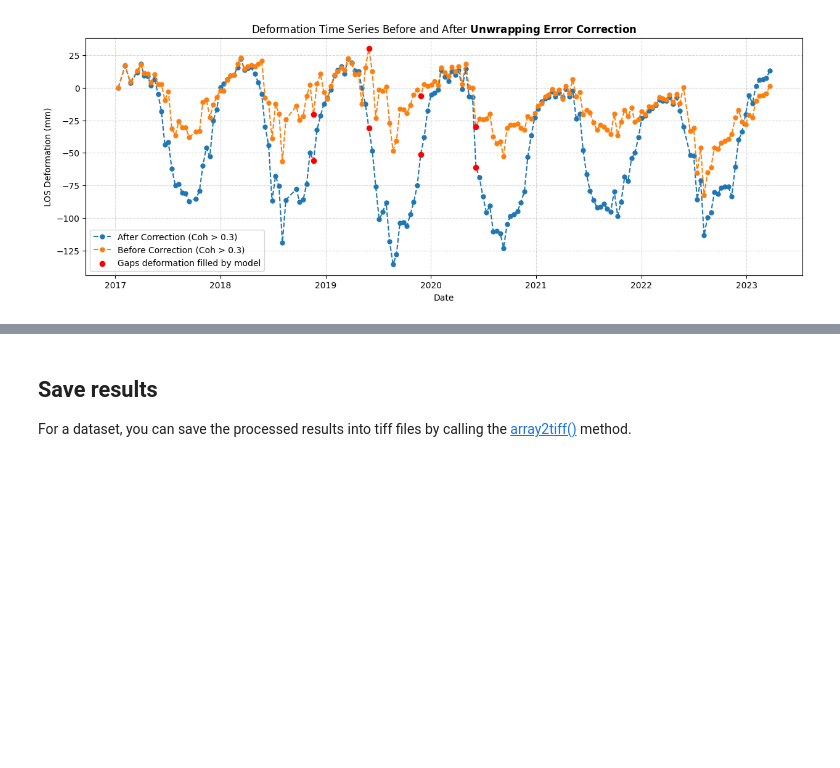
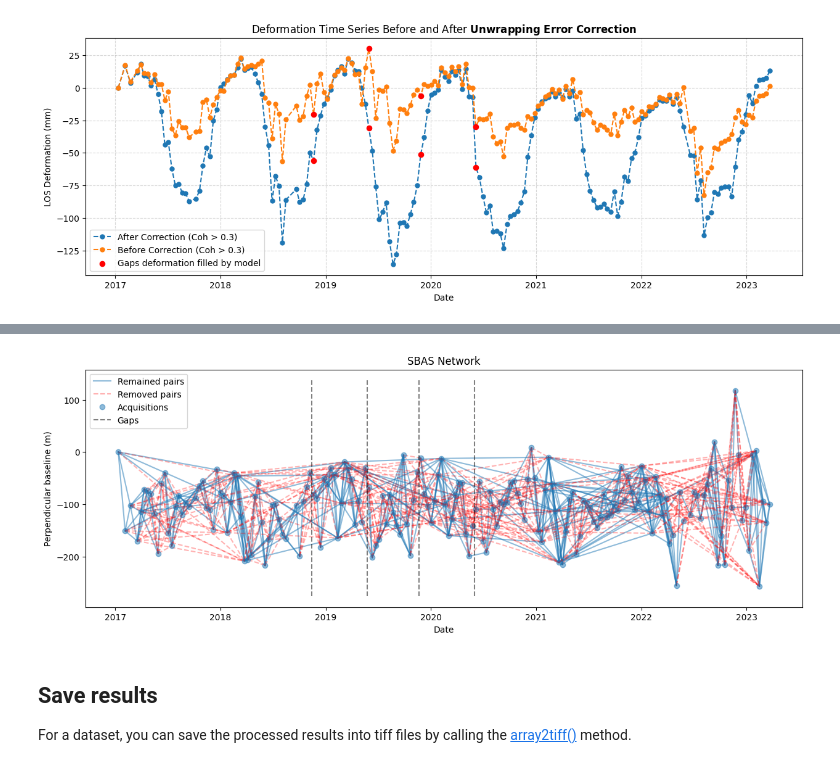
Before and after one commit to Fanchengyan/FanInSAR, a Jupyter notebook: docs/source/user_guide/quick_start.ipynb, the cells around one changed output, grey strips where cells are left out. Drawn from its saved outputs; the diff is of its cells as text; code cells hidden in the pictures; blank space fills up the shorter version.

```diff
--- a/docs/source/user_guide/quick_start.ipynb
+++ b/docs/source/user_guide/quick_start.ipynb
@@ -546,3 +567,12 @@ plt.show()
+# %%
+bs = ds_unw.parse_baselines(pairs=pairs_used)
+
+fig, ax = plt.subplots(1, 1, figsize=(15, 5))
+bs.plot(pairs_used, pairs_removed, ax=ax)
+ax.set_title("SBAS Network")
+plt.show()
+# %% [output]
+[figure, added]
 # %% [markdown]
 ## Save results
 
```
Also changed, not shown: parts of 14 cells of this notebook, 7 other files.
